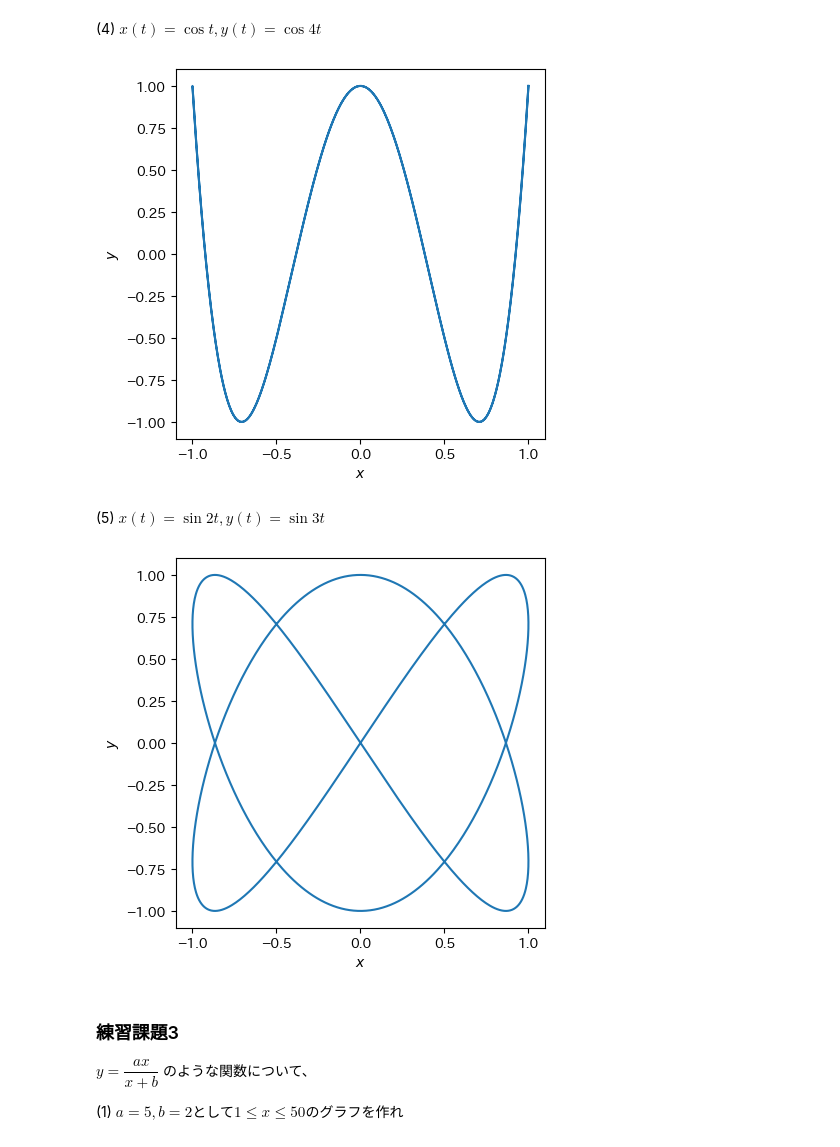
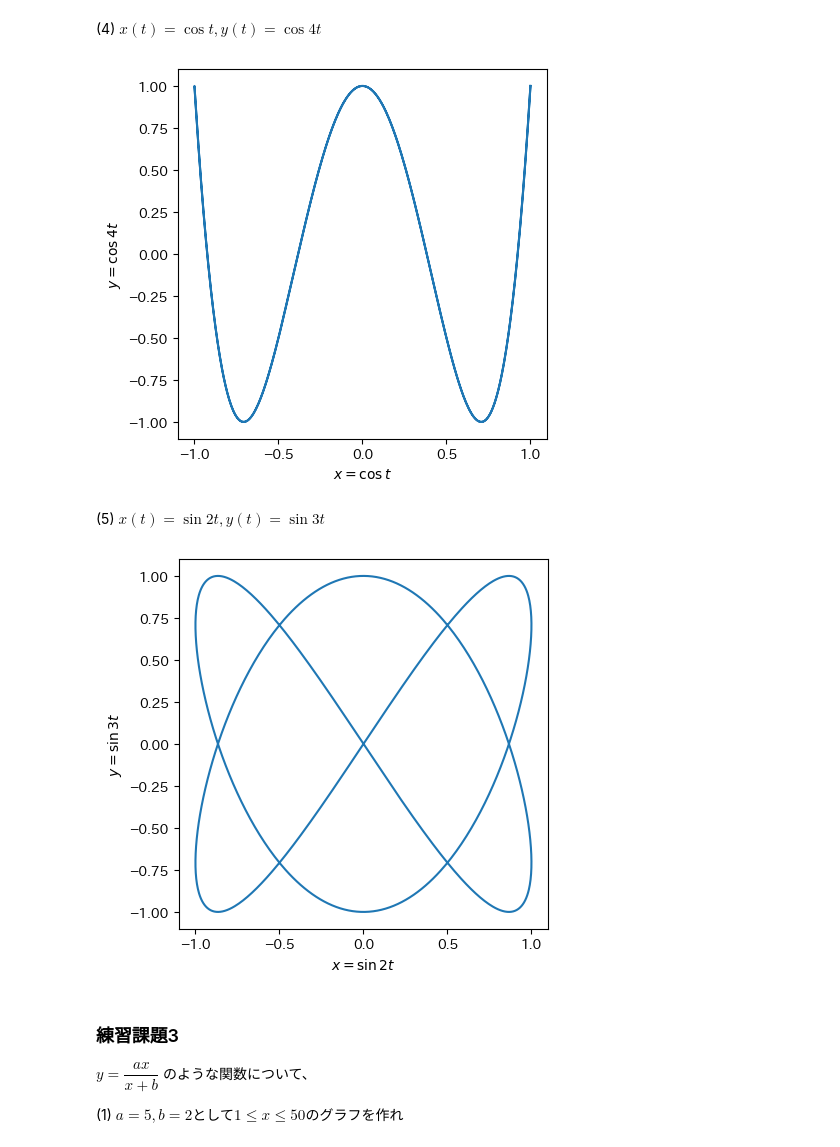
Before and after one commit to kyorin-phys/joho, a Jupyter notebook: p1.ipynb, the cells around one changed output. Cells and saved outputs as stored; diff of their text form; code cells hidden in the pictures.

```diff
--- a/p1.ipynb
+++ b/p1.ipynb
@@ -109,24 +109,24 @@ plt.show()
 x = np.cos(t)
 y = np.cos(4*t)
 plt.plot(x, y)
-plt.xlabel('$x$')
-plt.ylabel('$y$')
+plt.xlabel('$x=\cos{t}$')
+plt.ylabel('$y=\cos{4t}$')
 plt.axis('square')
 plt.show()
 # %% [output]
-[figure, old version]
+[figure, new version]
 # %% [markdown]
 (5) $x(t) = \sin{2t}, y(t) = \sin{3t}$
 # %%
 x = np.sin(2*t)
 y = np.sin(3*t)
 plt.plot(x, y)
-plt.xlabel('$x$')
-plt.ylabel('$y$')
+plt.xlabel('$x=\sin{2t}$')
+plt.ylabel('$y=\sin{3t}$')
 plt.axis('square')
 plt.show()
 # %% [output]
-[figure, old version]
+[figure, new version]
 # %% [markdown]
 ### 練習課題3
 $y=\dfrac{ax}{x+b}$ のような関数について、
```
Also changed, not shown: parts of 5 cells of this notebook, 6 other files.
